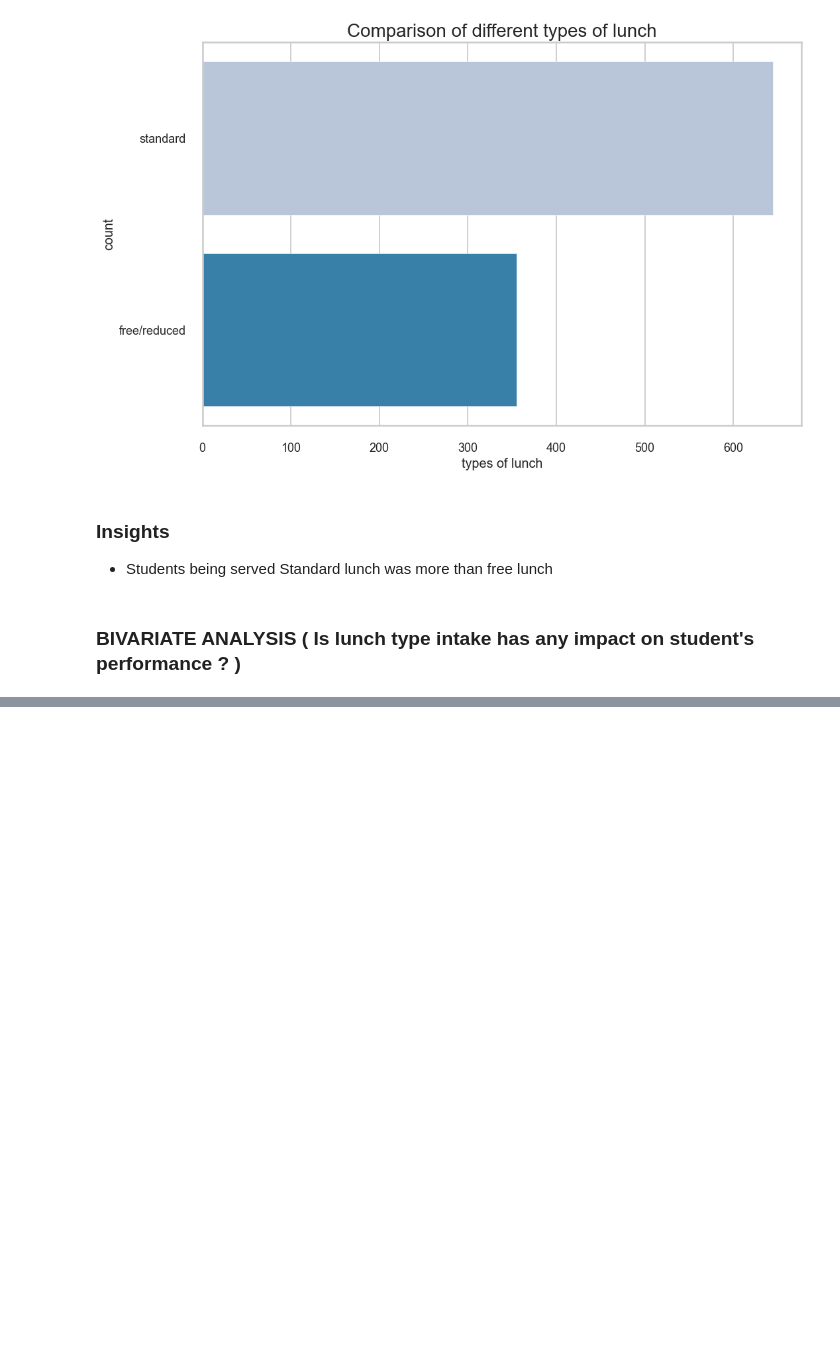
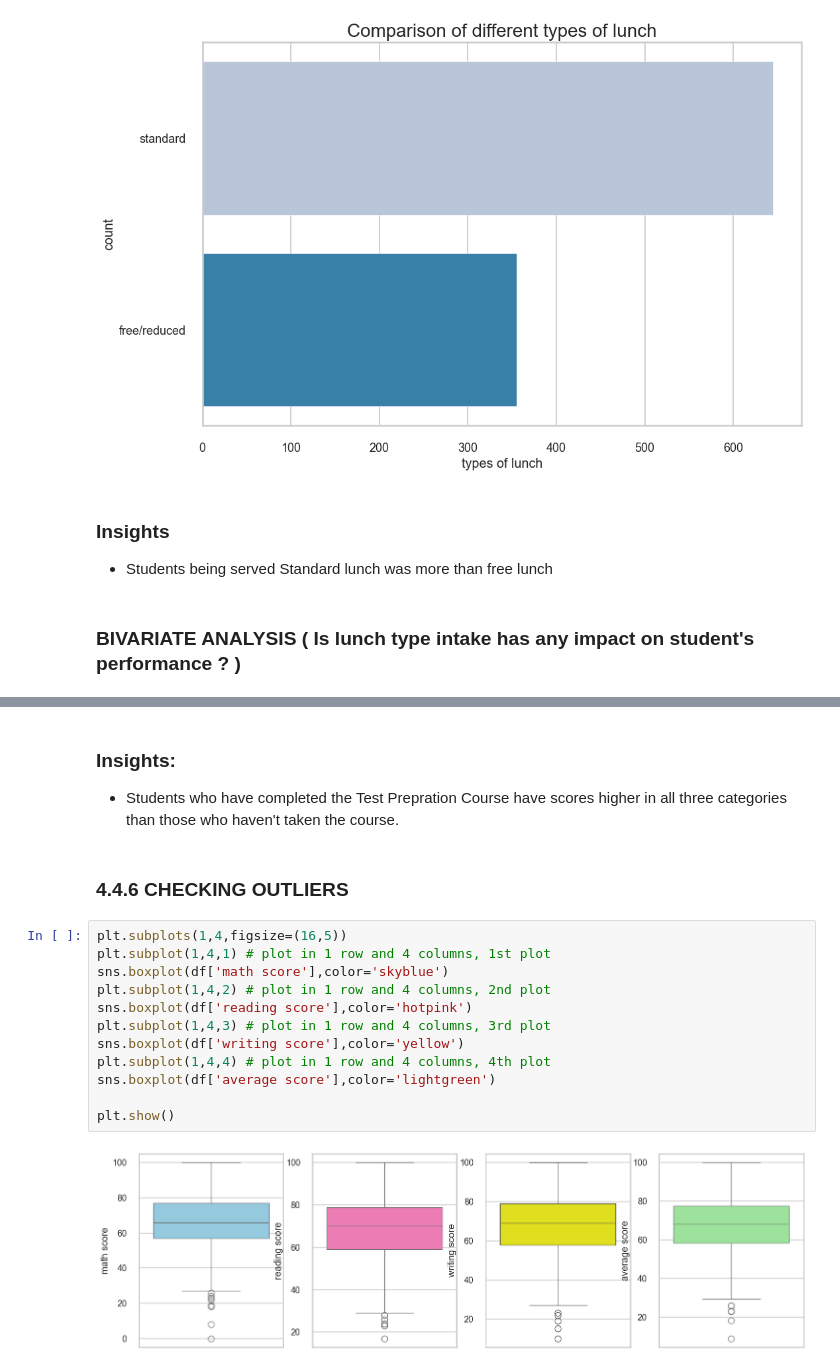
Before and after one commit to MNish48/MLProjects, a Jupyter notebook: notebook/EDA STUDENT PERFORMANCE.ipynb, the cells around one changed output, grey strips where cells are left out. Drawn from its saved outputs; the diff is of its cells as text; blank space fills up the shorter version.

```diff
--- a/notebook/EDA STUDENT PERFORMANCE.ipynb
+++ b/notebook/EDA STUDENT PERFORMANCE.ipynb
@@ -585,0 +621,19 @@ plt.show()
+# %% [markdown]
+### Insights:
+-    Students who have completed the Test Prepration Course have scores higher in all three categories than those who haven't taken the course.
+# %% [markdown]
+### 4.4.6 CHECKING OUTLIERS
+# %%
+plt.subplots(1,4,figsize=(16,5))
+plt.subplot(1,4,1) # plot in 1 row and 4 columns, 1st plot
+sns.boxplot(df['math score'],color='skyblue')
+plt.subplot(1,4,2) # plot in 1 row and 4 columns, 2nd plot
+sns.boxplot(df['reading score'],color='hotpink')
+plt.subplot(1,4,3) # plot in 1 row and 4 columns, 3rd plot
+sns.boxplot(df['writing score'],color='yellow')
+plt.subplot(1,4,4) # plot in 1 row and 4 columns, 4th plot
+sns.boxplot(df['average score'],color='lightgreen')
+
+plt.show()
+# %% [output]
+[figure, added]
```
Also changed, not shown: parts of 10 cells of this notebook.
